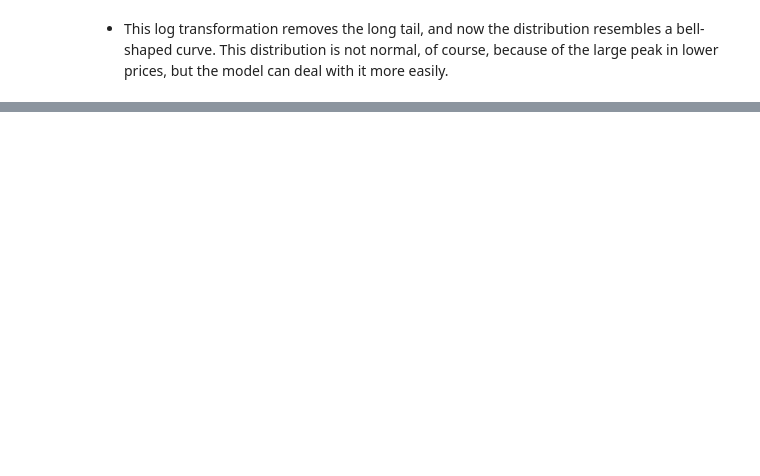
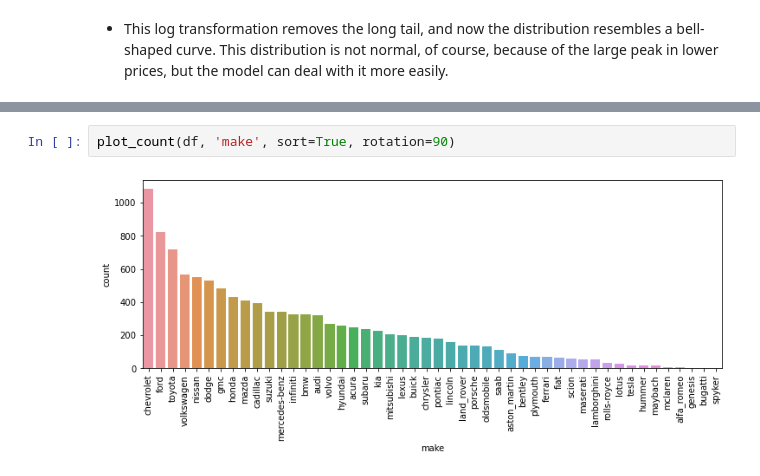
Before and after one commit to CodexploreRepo/machine-learning-101, a Jupyter notebook: project_notebooks/regression/car_price.ipynb, the cells around one changed output, grey strips where cells are left out. Cells and saved outputs as stored; diff of their text form; blank space fills up the shorter version.

```diff
--- a/project_notebooks/regression/car_price.ipynb
+++ b/project_notebooks/regression/car_price.ipynb
@@ -83,0 +212,4 @@ plot_dist(np.log1p(df['price']))
+# %%
+plot_count(df, 'make', sort=True, rotation=90)
+# %% [output]
+[figure, added]
```
Also changed, not shown: parts of 39 cells of this notebook.
